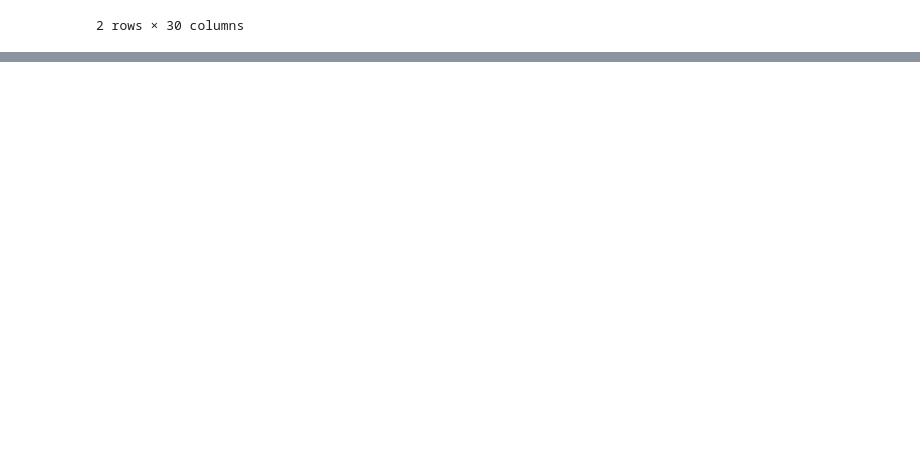
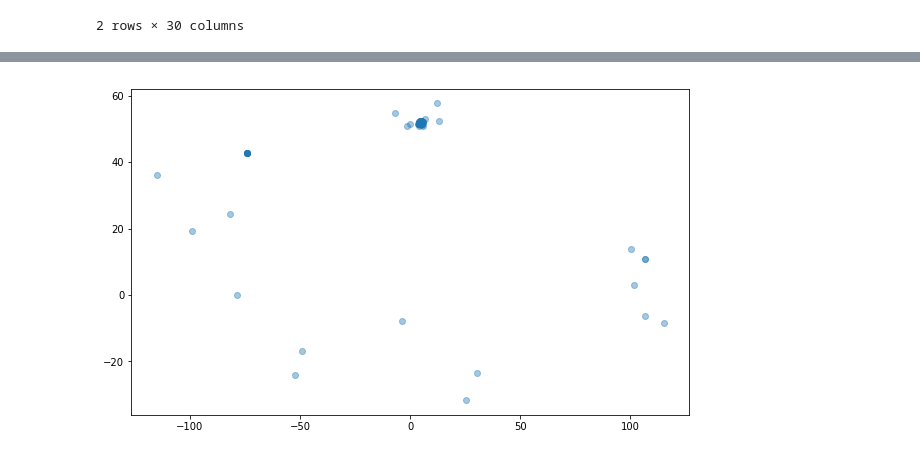
Before and after one commit to dvalp/datlinq-assessment, a Jupyter notebook: Datlinq-Assessment.ipynb, the cells around one changed output, grey strips where cells are left out. Drawn from its saved outputs; the diff is of its cells as text; code cells hidden in the pictures; blank space fills up the shorter version.

Commit message:
Add spatial data plots

```diff
--- a/Datlinq-Assessment.ipynb
+++ b/Datlinq-Assessment.ipynb
@@ -115,0 +123,8 @@ Each of the data sets contains geolocation data (latitude and longitude), this p
+# %%
+fig, ax = plt.subplots()
+fig.set_size_inches(10, 6)
+loc_scatter = ax.scatter(df_facebook['location_longitude'], df_facebook['location_latitude'], alpha=.4)
+
+plt.show()
+# %% [output]
+[figure, added]
```
Also changed, not shown: parts of 10 cells of this notebook.
